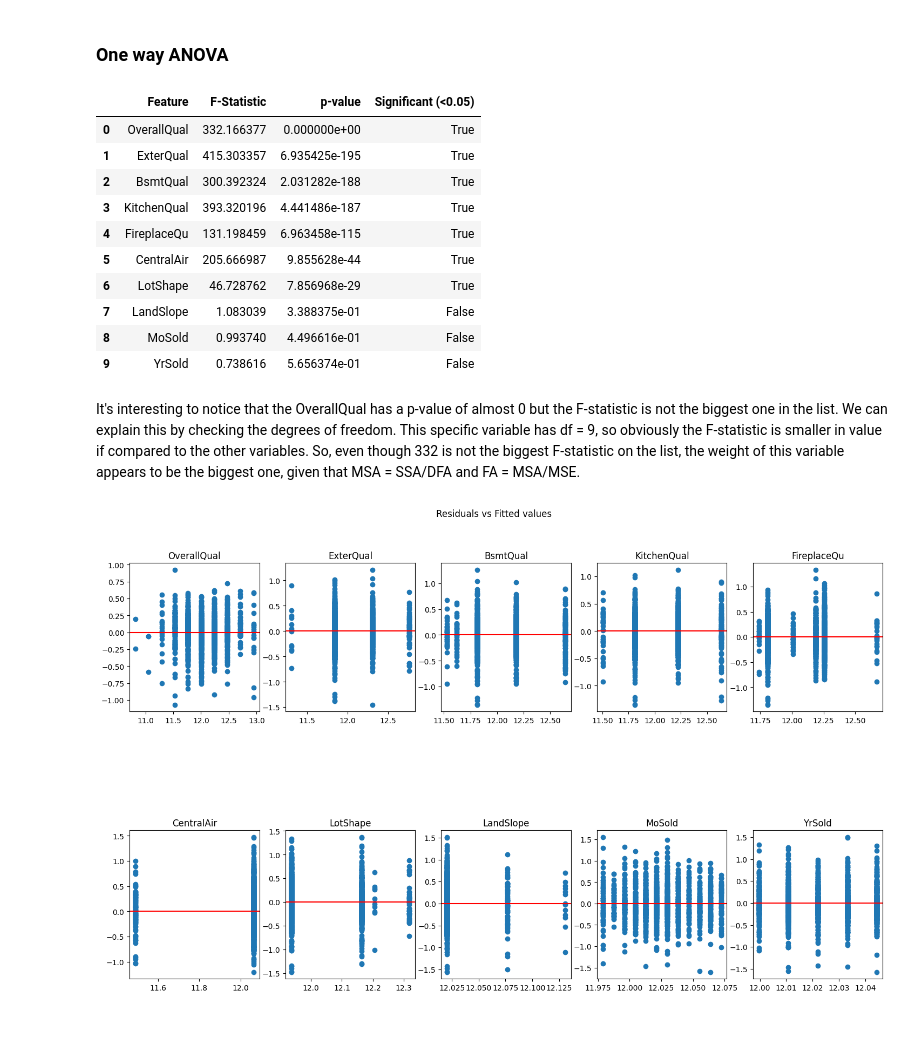
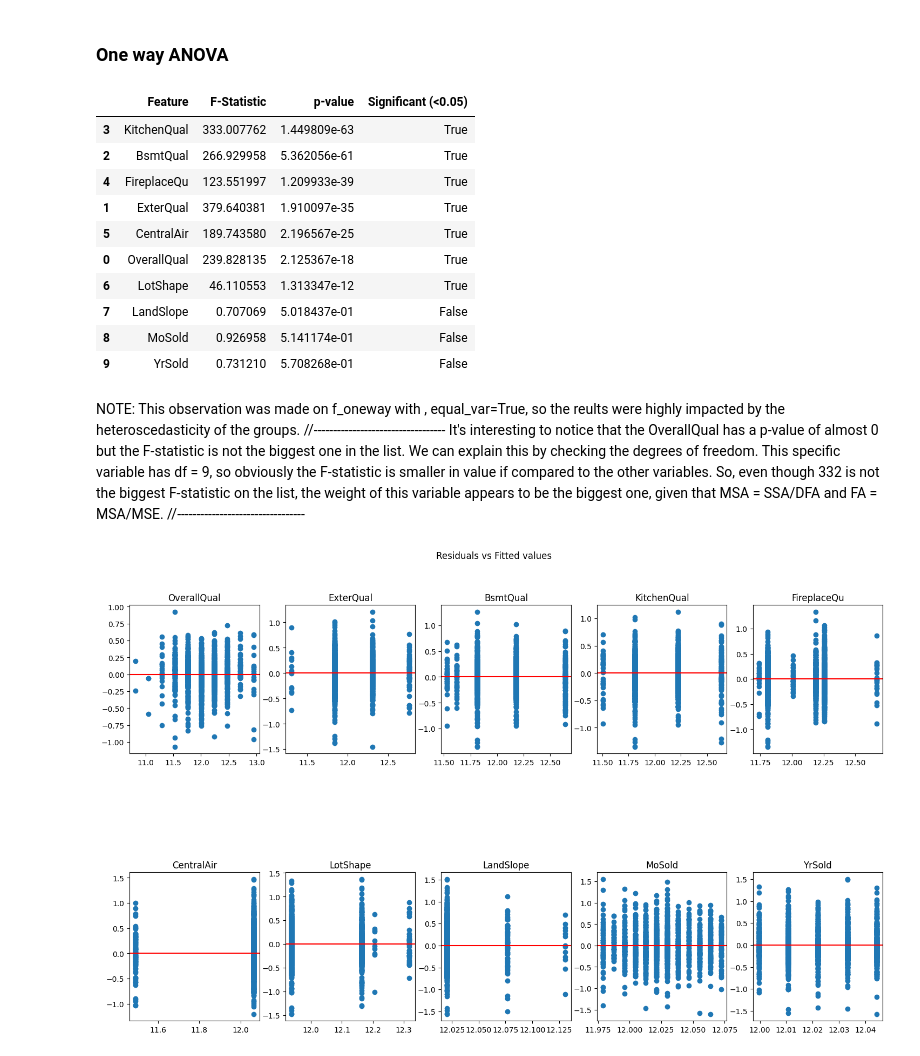
Before and after one commit to cpalescan/cstat, a Jupyter notebook: project_MAIN.ipynb, the cells around one changed output. Drawn from its saved outputs; the diff is of its cells as text; code cells hidden in the pictures; blank space fills up the shorter version.

```diff
--- a/project_MAIN.ipynb
+++ b/project_MAIN.ipynb
@@ -546,35 +546,38 @@ Use ANOVA to determine which of the following **10 features** have a statistical
 # %%
 features = ['OverallQual', 'ExterQual', 'BsmtQual', 'KitchenQual','FireplaceQu', 'CentralAir', 'LotShape', 'LandSlope', 'MoSold', 'YrSold']
 
 df_anova = train[features + ["SalePrice_log"]].copy()
 
 results = []
 for col in features:
     groups = [group["SalePrice_log"].values for name, group in df_anova.groupby(col)]
-    f_stat, p_val = stats.f_oneway(*groups)
+    f_stat, p_val = stats.f_oneway(*groups, equal_var=False)
     results.append({
         "Feature": col,
         "F-Statistic": f_stat,
         "p-value": p_val,
         "Significant (<0.05)": p_val < 0.05
     })
 
 anova_r = pd.DataFrame(results).sort_values(by="p-value", ascending=True)
 anova_r
 # %% [output]
 |  | Feature | F-Statistic | p-value | Significant (<0.05) |
-| 0 | OverallQual | 332.166377 | 0.000000e+00 | True |
-| 1 | ExterQual | 415.303357 | 6.935425e-195 | True |
-| 2 | BsmtQual | 300.392324 | 2.031282e-188 | True |
-| 3 | KitchenQual | 393.320196 | 4.441486e-187 | True |
-| 4 | FireplaceQu | 131.198459 | 6.963458e-115 | True |
-| 5 | CentralAir | 205.666987 | 9.855628e-44 | True |
-| 6 | LotShape | 46.728762 | 7.856968e-29 | True |
-| 7 | LandSlope | 1.083039 | 3.388375e-01 | False |
-| 8 | MoSold | 0.993740 | 4.496616e-01 | False |
-| 9 | YrSold | 0.738616 | 5.656374e-01 | False |
+| 3 | KitchenQual | 333.007762 | 1.449809e-63 | True |
+| 2 | BsmtQual | 266.929958 | 5.362056e-61 | True |
+| 4 | FireplaceQu | 123.551997 | 1.209933e-39 | True |
+| 1 | ExterQual | 379.640381 | 1.910097e-35 | True |
+| 5 | CentralAir | 189.743580 | 2.196567e-25 | True |
+| 0 | OverallQual | 239.828135 | 2.125367e-18 | True |
+| 6 | LotShape | 46.110553 | 1.313347e-12 | True |
+| 7 | LandSlope | 0.707069 | 5.018437e-01 | False |
+| 8 | MoSold | 0.926958 | 5.141174e-01 | False |
+| 9 | YrSold | 0.731210 | 5.708268e-01 | False |
 # %% [markdown]
+NOTE: This observation was made on f_oneway with , equal_var=True, so the reults were highly impacted by the heteroscedasticity of the groups.
+//----------------------------------
 It's interesting to notice that the OverallQual has a p-value of almost 0 but the F-statistic is not the biggest one in the list. We can explain this by checking the degrees of freedom. This specific variable has df = 9, so obviously the F-statistic is smaller in value if compared to the other variables. So, even though 332 is not the biggest F-statistic on the list, the weight of this variable appears to be the biggest one, given that MSA = SSA/DFA and FA = MSA/MSE.
+//---------------------------------
 # %%
 
 # Residuals and fitted values
```
Also changed, not shown: parts of 12 cells of this notebook, 4 other files.
